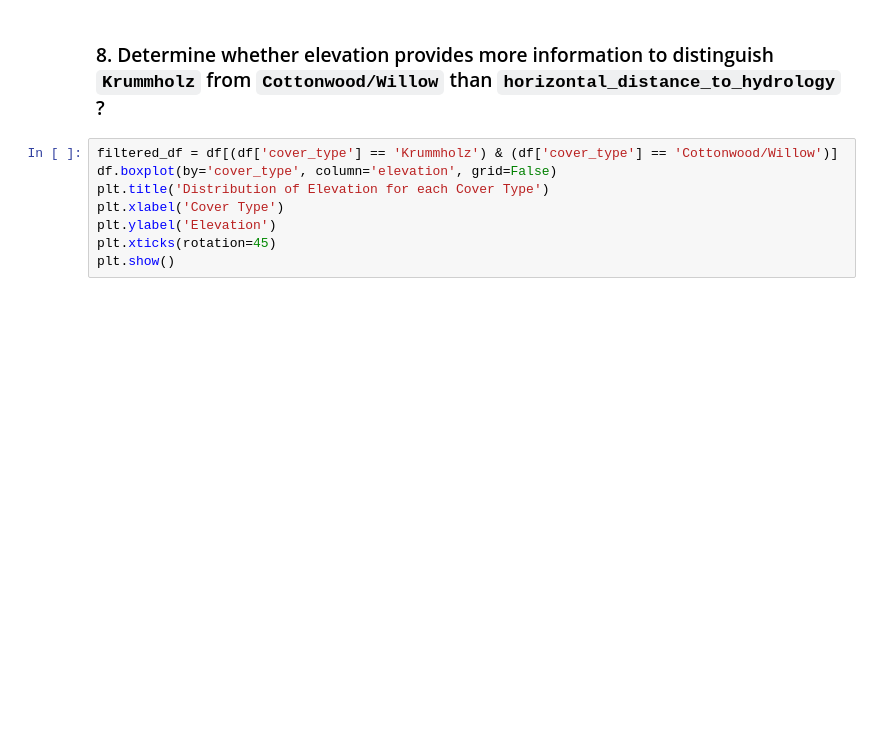
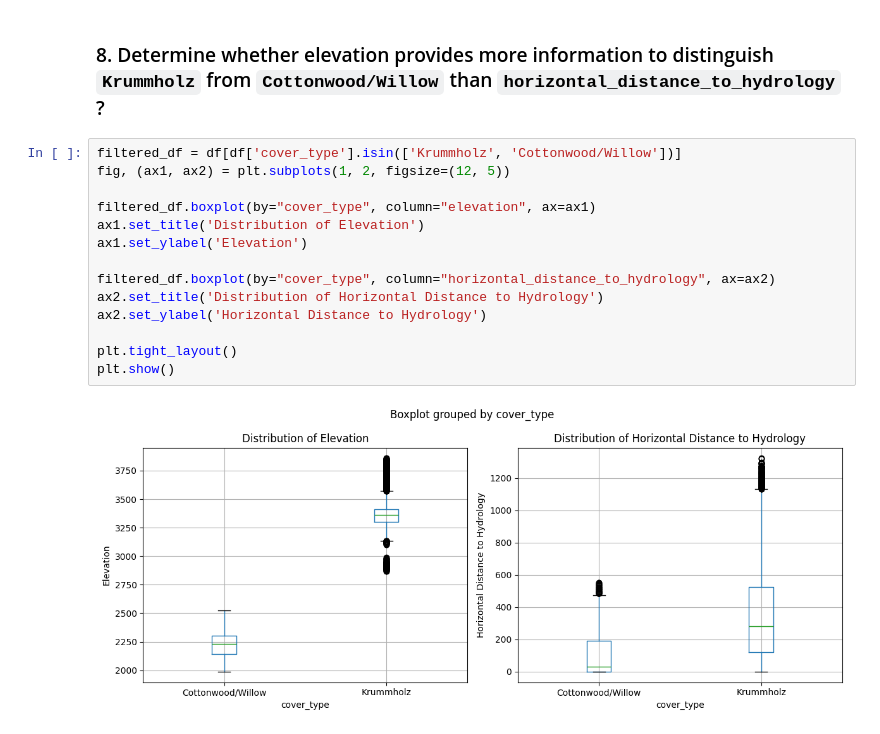
Before and after one commit to wit03/datamodel, a Jupyter notebook: lab4/lab4.ipynb, the cells around one changed output. Cells and saved outputs as stored; diff of their text form; blank space fills up the shorter version.

````diff
--- a/lab4/lab4.ipynb
+++ b/lab4/lab4.ipynb
@@ -143,11 +151,19 @@ plt.show()
 **answer:** Lodgepole Pine Cover Type is what will be likely found far from hazardous zone.
 # %% [markdown]
 ### 8. Determine whether elevation provides more information to distinguish ```Krummholz``` from ```Cottonwood/Willow``` than ```horizontal_distance_to_hydrology``` ?
-# %%
-filtered_df = df[(df['cover_type'] == 'Krummholz') & (df['cover_type'] == 'Cottonwood/Willow')]
-df.boxplot(by='cover_type', column='elevation', grid=False)
-plt.title('Distribution of Elevation for each Cover Type')
-plt.xlabel('Cover Type')
-plt.ylabel('Elevation')
-plt.xticks(rotation=45)
-plt.show()
+# %%
+filtered_df = df[df['cover_type'].isin(['Krummholz', 'Cottonwood/Willow'])]
+fig, (ax1, ax2) = plt.subplots(1, 2, figsize=(12, 5))
+
+filtered_df.boxplot(by="cover_type", column="elevation", ax=ax1)
+ax1.set_title('Distribution of Elevation')
+ax1.set_ylabel('Elevation')
+
+filtered_df.boxplot(by="cover_type", column="horizontal_distance_to_hydrology", ax=ax2)
+ax2.set_title('Distribution of Horizontal Distance to Hydrology')
+ax2.set_ylabel('Horizontal Distance to Hydrology')
+
+plt.tight_layout()
+plt.show()
+# %% [output]
+[figure, added]
````
Also changed, not shown: parts of 23 cells of this notebook.
